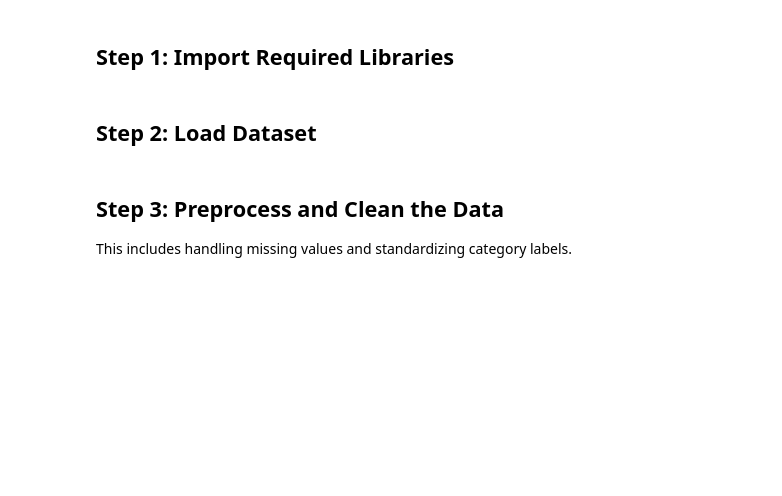
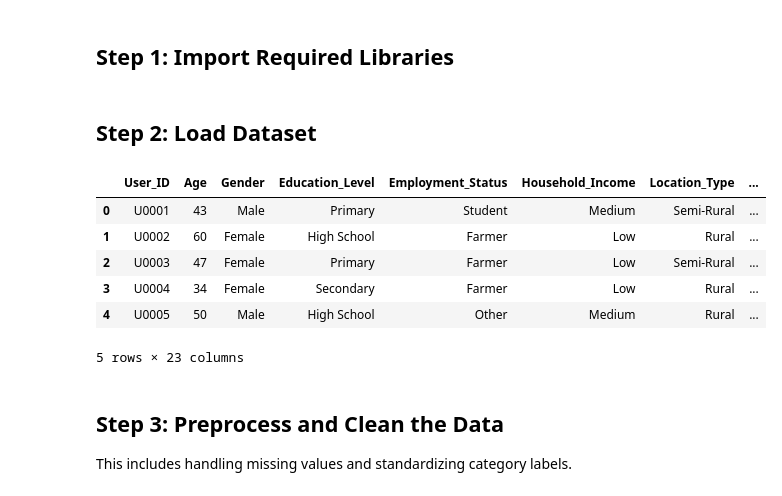
Before and after one commit to FakihaTariq/EduGap-ML-DigitalDivide, a Jupyter notebook: EduGap_Analysis_Notebook.ipynb, the cells around one changed output. Cells and saved outputs as stored; diff of their text form; code cells hidden in the pictures; blank space fills up the shorter version.

```diff
--- a/EduGap_Analysis_Notebook.ipynb
+++ b/EduGap_Analysis_Notebook.ipynb
@@ -23,8 +26,16 @@ from statsmodels.stats.outliers_influence import variance_inflation_factor
 # %%
 
 # Load CSV file
-data = pd.read_csv("edugap_data.csv")
+data = pd.read_csv("digital_literacy_dataset.csv")
 data.head()
+# %% [output]
+|  | User_ID | Age | Gender | Education_Level | Employment_Status | Household_Income | Location_Type | ... |
+| 0 | U0001 | 43 | Male | Primary | Student | Medium | Semi-Rural | ... |
+| 1 | U0002 | 60 | Female | High School | Farmer | Low | Rural | ... |
+| 2 | U0003 | 47 | Female | Primary | Farmer | Low | Semi-Rural | ... |
+| 3 | U0004 | 34 | Female | Secondary | Farmer | Low | Rural | ... |
+| 4 | U0005 | 50 | Male | High School | Other | Medium | Rural | ... |
+5 rows × 23 columns
 # %% [markdown]
 ## Step 3: Preprocess and Clean the Data
 This includes handling missing values and standardizing category labels.
```
Also changed, not shown: parts of 12 cells of this notebook.
